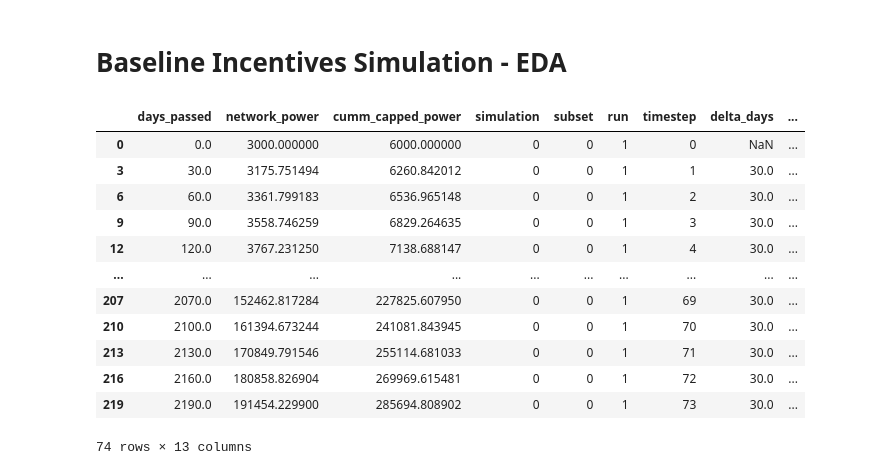
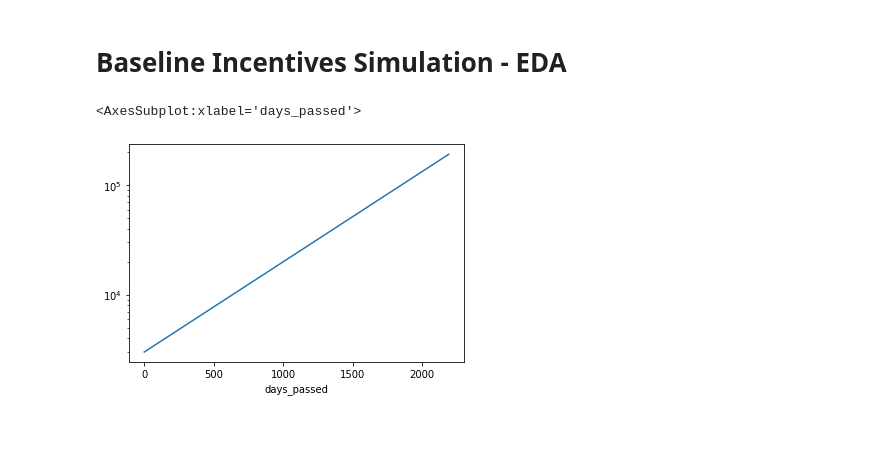
Before and after one commit to BlockScience/filecoin-baseline-incentives, a Jupyter notebook: notebooks/simulation_eda.ipynb, the cells around one changed output. Drawn from its saved outputs; the diff is of its cells as text; code cells hidden in the pictures; blank space fills up the shorter version.

```diff
--- a/notebooks/simulation_eda.ipynb
+++ b/notebooks/simulation_eda.ipynb
@@ -10,16 +6,28 @@ raw_df = pd.read_pickle(data_path, compression='gzip')
-# %%
-raw_df
-# %% [output]
-|  | days_passed | network_power | cumm_capped_power | simulation | subset | run | timestep | delta_days | ... |
-| 0 | 0.0 | 3000.000000 | 6000.000000 | 0 | 0 | 1 | 0 | NaN | ... |
-| 3 | 30.0 | 3175.751494 | 6260.842012 | 0 | 0 | 1 | 1 | 30.0 | ... |
-| 6 | 60.0 | 3361.799183 | 6536.965148 | 0 | 0 | 1 | 2 | 30.0 | ... |
-| 9 | 90.0 | 3558.746259 | 6829.264635 | 0 | 0 | 1 | 3 | 30.0 | ... |
-| 12 | 120.0 | 3767.231250 | 7138.688147 | 0 | 0 | 1 | 4 | 30.0 | ... |
-| ... | ... | ... | ... | ... | ... | ... | ... | ... | ... |
-| 207 | 2070.0 | 152462.817284 | 227825.607950 | 0 | 0 | 1 | 69 | 30.0 | ... |
-| 210 | 2100.0 | 161394.673244 | 241081.843945 | 0 | 0 | 1 | 70 | 30.0 | ... |
-| 213 | 2130.0 | 170849.791546 | 255114.681033 | 0 | 0 | 1 | 71 | 30.0 | ... |
-| 216 | 2160.0 | 180858.826904 | 269969.615481 | 0 | 0 | 1 | 72 | 30.0 | ... |
-| 219 | 2190.0 | 191454.229900 | 285694.808902 | 0 | 0 | 1 | 73 | 30.0 | ... |
-74 rows × 13 columns
+# %%
+import pandas as pd
+import os
+
+
+file = os.listdir('../data/simulations')[0]
+data_path = f"../data/simulations/{file}"
+raw_df = pd.read_pickle(data_path, compression='gzip')
+
+dfs = [raw_df,
+       raw_df.reward.map(lambda x: x.__dict__).apply(pd.Series),
+       raw_df.network_power_scenario.map(lambda x: x.__dict__).apply(pd.Series)]
+
+DROP_COLS = ['reward', 'network_power_scenario']
+
+df = (pd.concat(dfs,
+                axis=1)
+      .drop(columns=DROP_COLS)
+      #.dropna()
+      .set_index('days_passed')
+      .assign(block_reward=lambda x: x.simple_reward + x.baseline_reward)
+      .assign(marginal_reward=lambda x: x.block_reward / x.network_power)
+      )
+# %%
+df.network_power.plot(logy=True)
+# %% [output]
+<AxesSubplot:xlabel='days_passed'>
+[figure, added]
```
Also changed, not shown: parts of 4 cells of this notebook, 4 other files.
